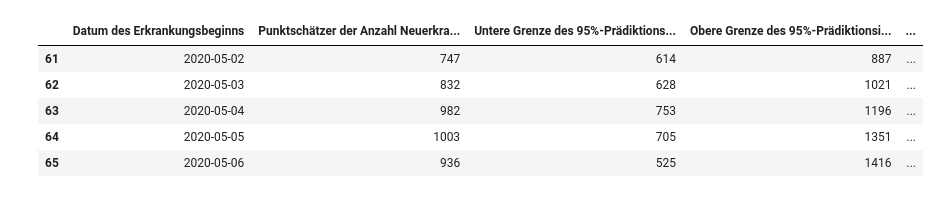
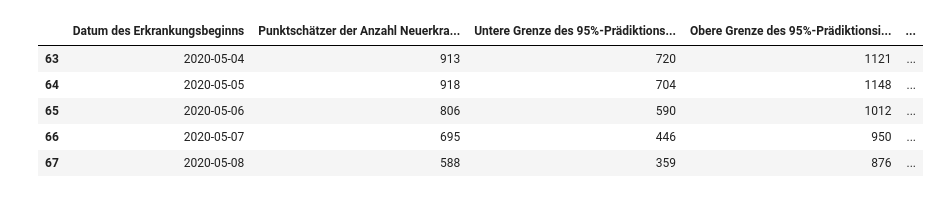
Before and after one commit to phiresky/coronavirus-reproduction-analysis, a Jupyter notebook: Nowcast_plot.ipynb, the cells around one changed output. Saved outputs shown, nothing was run; the diff lists cells and outputs as text; code cells hidden in the pictures.

```diff
--- a/Nowcast_plot.ipynb
+++ b/Nowcast_plot.ipynb
@@ -19,14 +19,14 @@ Nowcasting_Zahlen_2 100%[===================>]  11,87K  --.-KB/s    in 0s
 # %%
-date = '2020-05-10'
-data = pd.read_excel("./Nowcasting_Zahlen_{}.xlsx".format(date))
+date = '2020-05-12'
+data = pd.read_excel(f"./Nowcasting_Zahlen_{date}.xlsx", sheet_name="Nowcast_R")
 data.tail()
 # %% [output]
 |  | Datum des Erkrankungsbeginns | Punktschätzer der Anzahl Neuerkra... | Untere Grenze des 95%-Prädiktions... | Obere Grenze des 95%-Prädiktionsi... | ... |
-| 61 | 2020-05-02 | 747 | 614 | 887 | ... |
-| 62 | 2020-05-03 | 832 | 628 | 1021 | ... |
-| 63 | 2020-05-04 | 982 | 753 | 1196 | ... |
-| 64 | 2020-05-05 | 1003 | 705 | 1351 | ... |
-| 65 | 2020-05-06 | 936 | 525 | 1416 | ... |
+| 63 | 2020-05-04 | 913 | 720 | 1121 | ... |
+| 64 | 2020-05-05 | 918 | 704 | 1148 | ... |
+| 65 | 2020-05-06 | 806 | 590 | 1012 | ... |
+| 66 | 2020-05-07 | 695 | 446 | 950 | ... |
+| 67 | 2020-05-08 | 588 | 359 | 876 | ... |
 # %%
 measures=[
     ('2020-03-10', 'Major events cancelled'),
```
Also changed, not shown: parts of 2 cells of this notebook.
